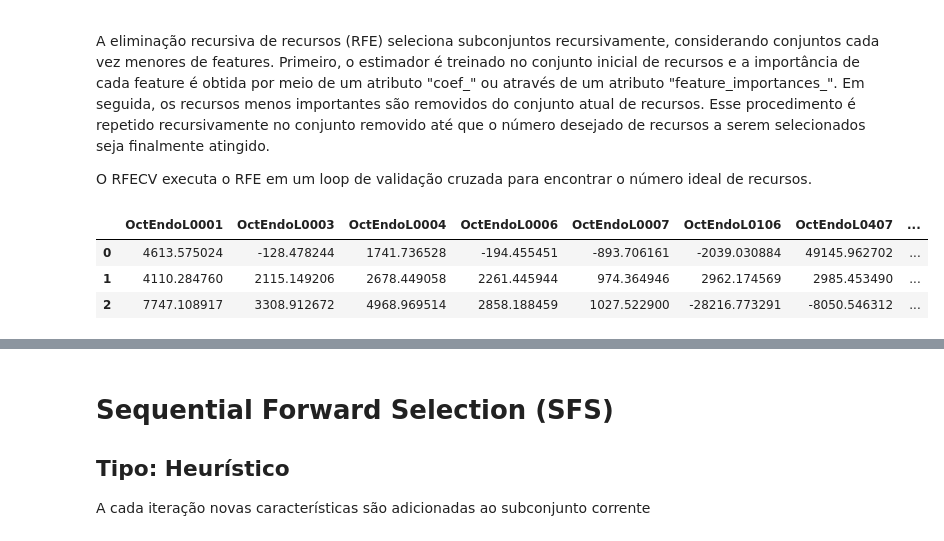
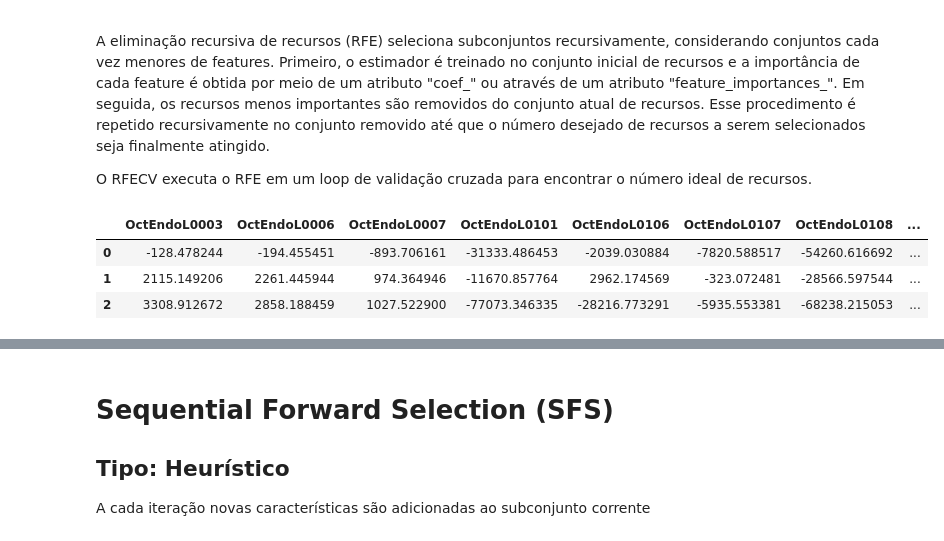
Before and after one commit to diegodedize/Rec_Padroes_PPGI_2020, a Jupyter notebook: NOTEBOOKS/DD_Rec_Padroes_imagens_coronarias.ipynb, the cells around one changed output, grey strips where cells are left out. Saved outputs shown, nothing was run; the diff lists cells and outputs as text; code cells hidden in the pictures.

```diff
--- a/NOTEBOOKS/DD_Rec_Padroes_imagens_coronarias.ipynb
+++ b/NOTEBOOKS/DD_Rec_Padroes_imagens_coronarias.ipynb
@@ -369,0 +421,25 @@ considerando feat = ['idade', 'sexo','volume','massa','HoughEndo','HoughEpi','Ho
+# %%
+#TESTA COM N QUANTIDADES DE COMPONENTES PRINCIPAIS
+
+#Faz loop para nomear coluna de atributos
+n=53
+coluna_pca = []
+for i in range(0,n):
+     coluna_pca.append('pc' + str(i+1))
+
+
+pca_n = PCA(n_components=n)
+principalComponents_n = pca_n.fit_transform(X)
+principalDf_n = pd.DataFrame(data = principalComponents_n
+             , columns = coluna_pca)
+finalDf_n = pd.concat([principalDf_n, pca_1_y], axis = 1)
+finalDf_n.head(3)
+
+
+total_taxa_explicada=0
+for i in range(0,len(pca_n.explained_variance_ratio_)):
+    total_taxa_explicada += pca_n.explained_variance_ratio_[i]
+
+print(f'APLICANDO O PCA PARA {n}  COMPONENTES:')
+print(f'Variação explicada total_taxa_explicada: {round(total_taxa_explicada*100,2)}%')
+print()
@@ -372,8 +459,8 @@ considerando feat = ['idade', 'sexo','volume','massa','HoughEndo','HoughEpi','Ho
 total_atributos = len(df_atual.columns) -1
 
 #Para a seleção utilizaremos noss "D" como a raiz quadrada do nosso total
-D_caracteristicas = int(np.sqrt(total_atributos))
-
+#D_caracteristicas = int(np.sqrt(total_atributos))
+D_caracteristicas = n
 
 print(f'TOTAL CARACTERISTICAS: {total_atributos}')
 print(f'CARACTERISTICAS UTILIZADAS NA SELEÇÃO DE FEATURES: {D_caracteristicas}')
@@ -493,26 +569,26 @@ O RFECV executa o RFE em um loop de validação cruzada para encontrar o número
 # %%
 from sklearn.linear_model import LogisticRegression
 from sklearn.feature_selection import RFE
 
 
 
 x = df_atual.drop(['TARGET'],axis=1)
 y = df_atual['TARGET']
 
-model = LogisticRegression(max_iter=4000)
+model = LogisticRegression(max_iter=8000)
 
 rfe = RFE(model,D_caracteristicas)
 
 fit = rfe.fit(x,y)
 
 
 features = fit.get_support(indices=True)
 
 
 df_novo_c_target = pd.concat([df_atual.iloc[:,features],df_atual['TARGET']],axis=1)
 df_atual.iloc[:,features].head(3)
 # %% [output]
-|  | OctEndoL0001 | OctEndoL0003 | OctEndoL0004 | OctEndoL0006 | OctEndoL0007 | OctEndoL0106 | OctEndoL0407 | ... |
-| 0 | 4613.575024 | -128.478244 | 1741.736528 | -194.455451 | -893.706161 | -2039.030884 | 49145.962702 | ... |
-| 1 | 4110.284760 | 2115.149206 | 2678.449058 | 2261.445944 | 974.364946 | 2962.174569 | 2985.453490 | ... |
-| 2 | 7747.108917 | 3308.912672 | 4968.969514 | 2858.188459 | 1027.522900 | -28216.773291 | -8050.546312 | ... |
+|  | OctEndoL0003 | OctEndoL0006 | OctEndoL0007 | OctEndoL0101 | OctEndoL0106 | OctEndoL0107 | OctEndoL0108 | ... |
+| 0 | -128.478244 | -194.455451 | -893.706161 | -31333.486453 | -2039.030884 | -7820.588517 | -54260.616692 | ... |
+| 1 | 2115.149206 | 2261.445944 | 974.364946 | -11670.857764 | 2962.174569 | -323.072481 | -28566.597544 | ... |
+| 2 | 3308.912672 | 2858.188459 | 1027.522900 | -77073.346335 | -28216.773291 | -5935.553381 | -68238.215053 | ... |
```
Also changed, not shown: parts of 50 cells of this notebook.
